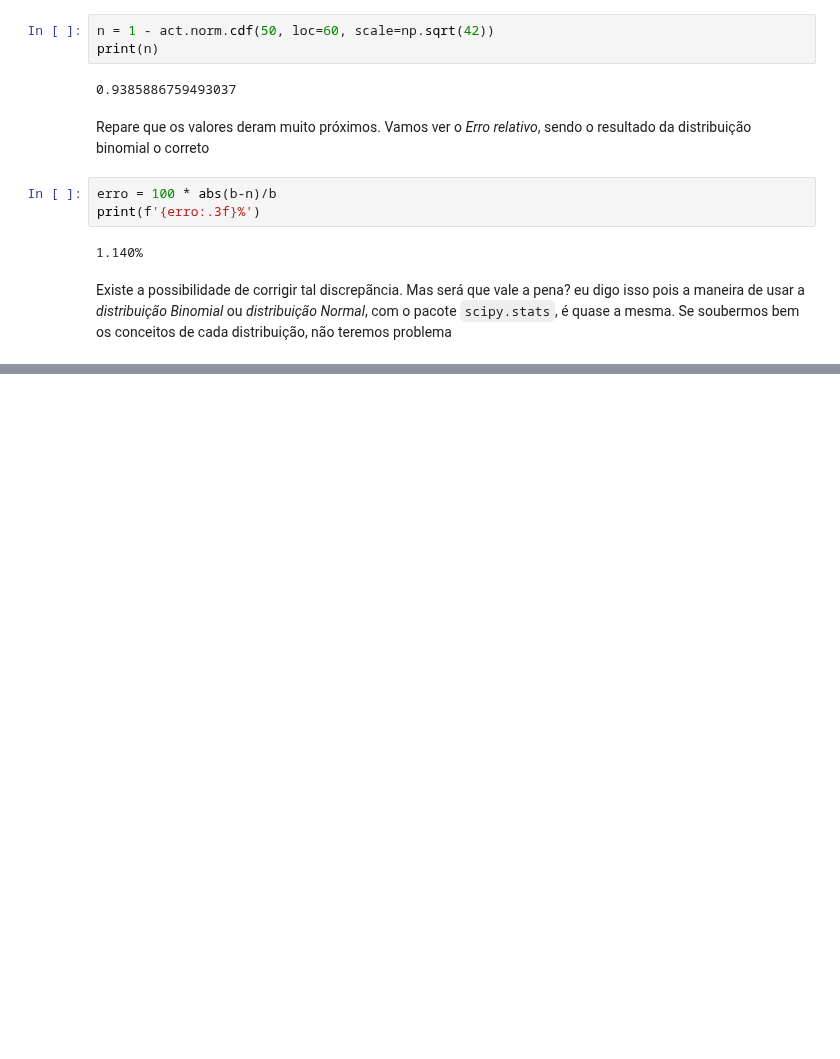
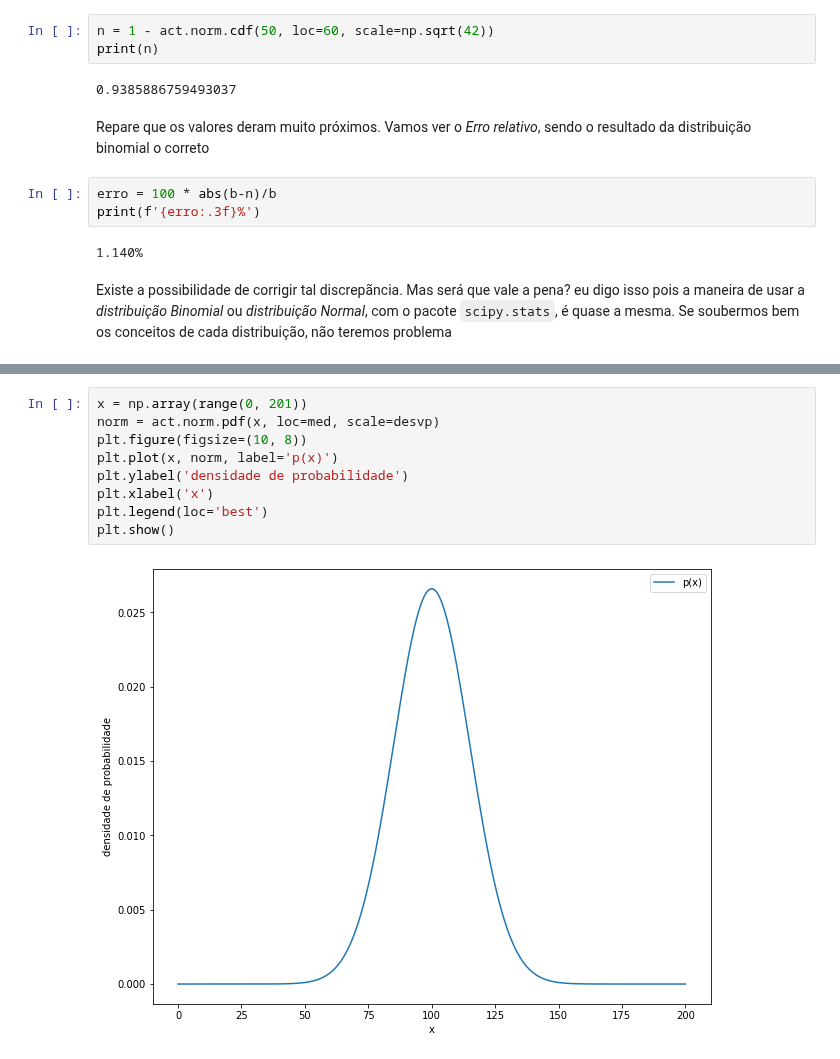
Before and after one commit to mikaelcordeiro/semanas, a Jupyter notebook: semana4/semana_4.ipynb, the cells around one changed output, grey strips where cells are left out. Drawn from its saved outputs; the diff is of its cells as text; blank space fills up the shorter version.

```diff
--- a/semana4/semana_4.ipynb
+++ b/semana4/semana_4.ipynb
@@ -411,0 +471,11 @@ Existe a possibilidade de corrigir tal discrepãncia. Mas será que vale a pena?
+# %%
+x = np.array(range(0, 201))
+norm = act.norm.pdf(x, loc=med, scale=desvp)
+plt.figure(figsize=(10, 8))
+plt.plot(x, norm, label='p(x)')
+plt.ylabel('densidade de probabilidade')
+plt.xlabel('x')
+plt.legend(loc='best')
+plt.show()
+# %% [output]
+[figure, added]
```
Also changed, not shown: parts of 8 cells of this notebook.
